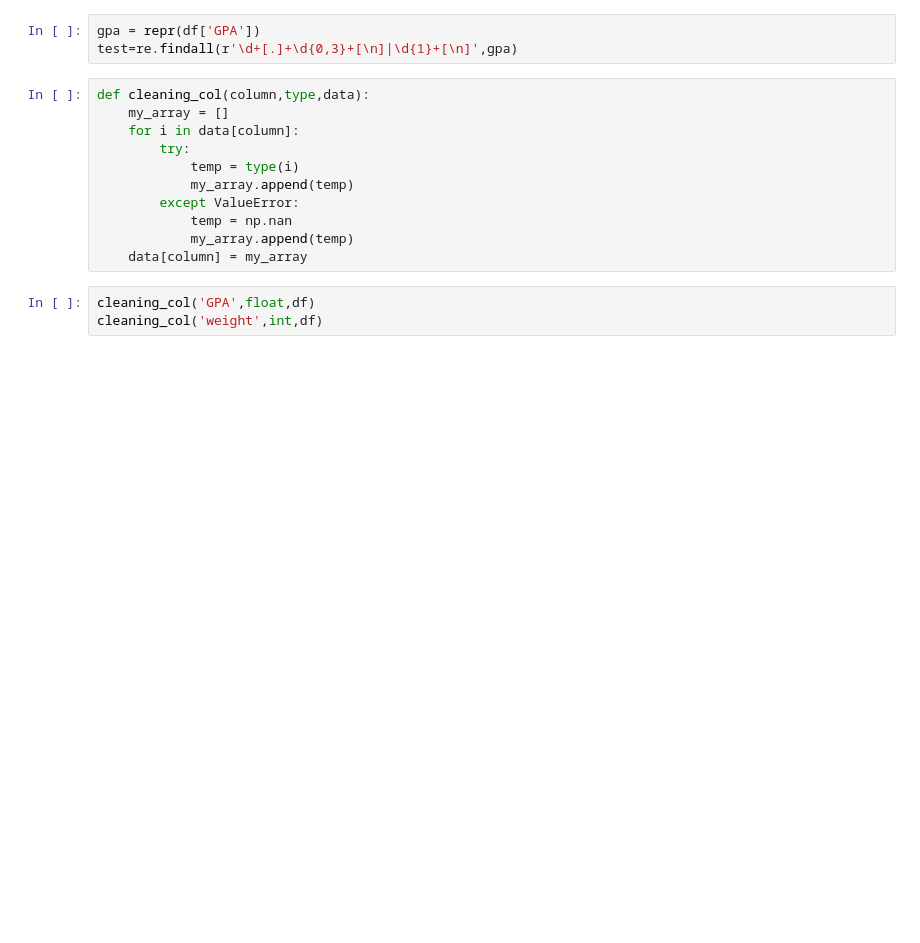
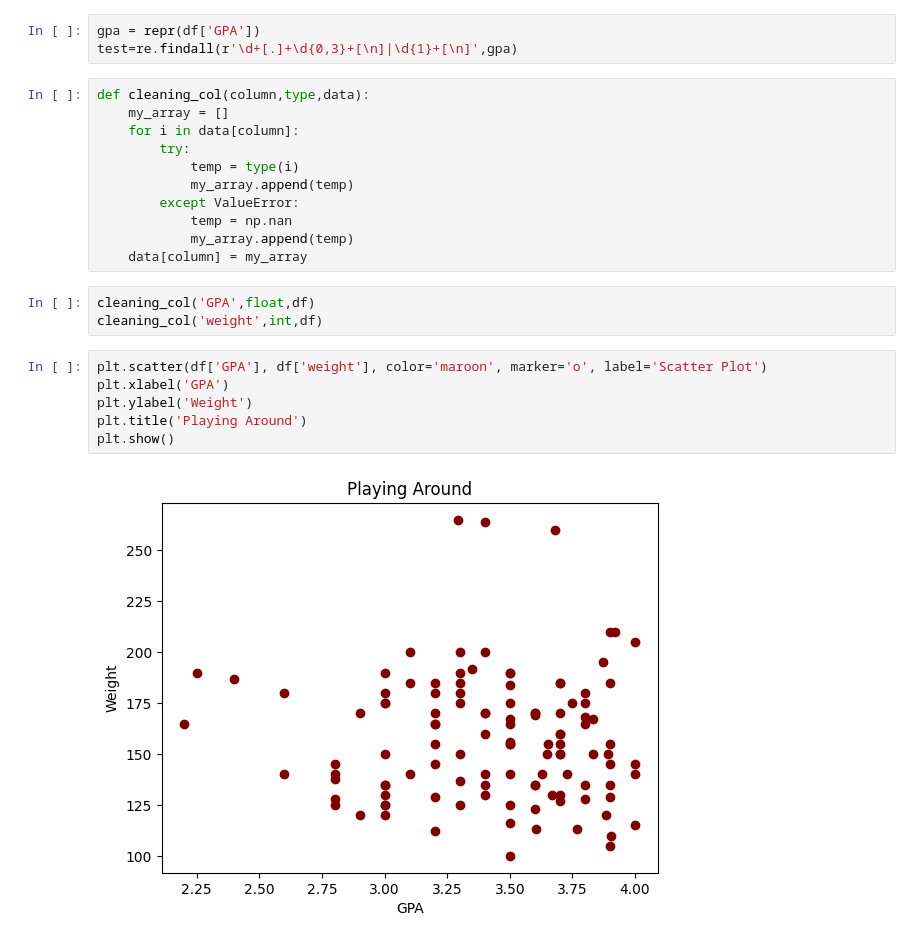
Before and after one commit to MattBlack9/stat386_project, a Jupyter notebook: blackley_code.ipynb, the cells around one changed output. Drawn from its saved outputs; the diff is of its cells as text; blank space fills up the shorter version.

```diff
--- a/blackley_code.ipynb
+++ b/blackley_code.ipynb
@@ -50,6 +64,14 @@ def cleaning_col(column,type,data):
 # %%
 cleaning_col('GPA',float,df)
 cleaning_col('weight',int,df)
+# %%
+plt.scatter(df['GPA'], df['weight'], color='maroon', marker='o', label='Scatter Plot')
+plt.xlabel('GPA')
+plt.ylabel('Weight')
+plt.title('Playing Around')
+plt.show()
+# %% [output]
+[figure, added]
 # %%
 df
 # %% [output]
```
Also changed, not shown: parts of 3 cells of this notebook.
